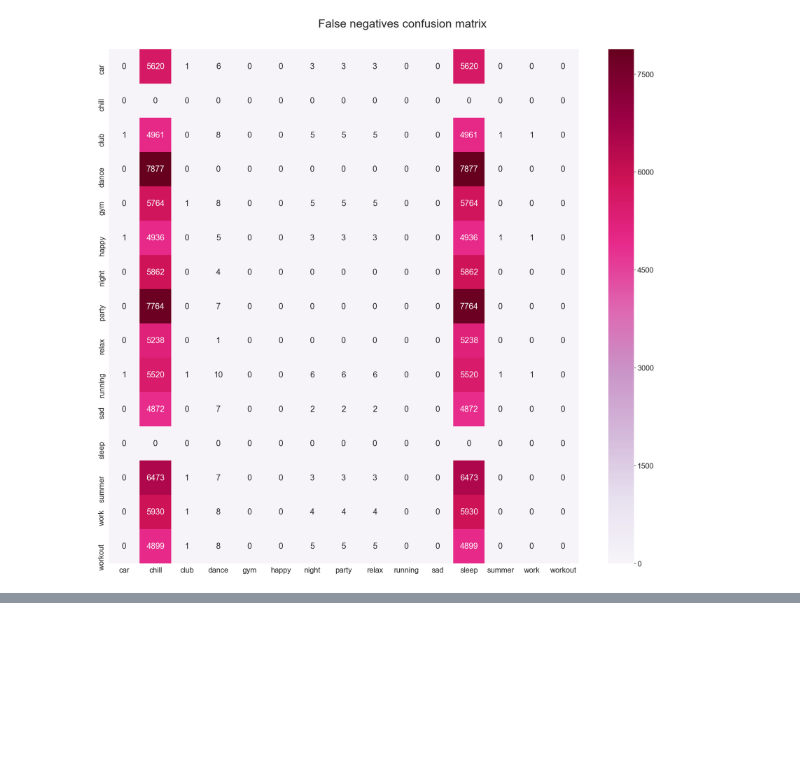
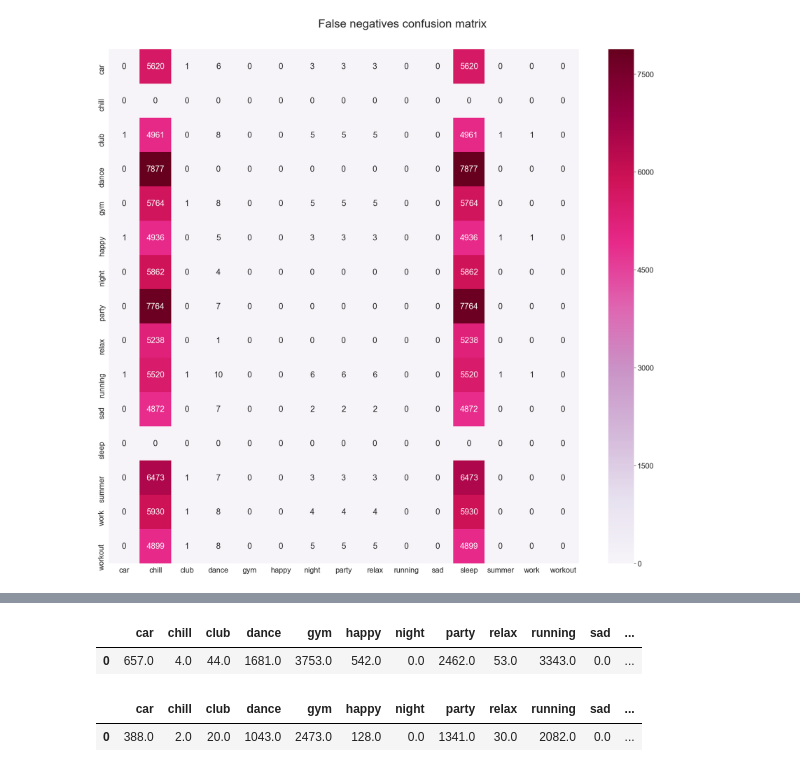
Before and after one commit to KarimMibrahim/context_classification_cnn, a Jupyter notebook: Matrix Factorization of Groundtruth .ipynb, the cells around one changed output, grey strips where cells are left out. Drawn from its saved outputs; the diff is of its cells as text; code cells hidden in the pictures; blank space fills up the shorter version.

```diff
--- a/Matrix Factorization of Groundtruth .ipynb
+++ b/Matrix Factorization of Groundtruth .ipynb
@@ -204,3 +202,8 @@ results_df.T.to_csv("/home/karim/Documents/research/exeriment_results_server_bac
 [figure]
 [figure]
 [figure]
+# %%
+test_pred_prob = np.matmul(tracks_embeddings.iloc[:,1:],context_embeddings.iloc[:,1:].values.T)
+test_pred = np.round(test_pred_prob)
+test_pred = np.clip(test_pred,0,1)
+test_pred
@@ -206,0 +218,14 @@ results_df.T.to_csv("/home/karim/Documents/research/exeriment_results_server_bac
+# %%
+reconstruced_error = pd.DataFrame(abs(test_pred - hot_encoded.iloc[:,1:].values).sum(axis = 0).T)
+reconstruced_error.index = hot_encoded.columns[1:]
+reconstruced_error.T
+# %% [output]
+|  | car | chill | club | dance | gym | happy | night | party | relax | running | sad | ... |
+| 0 | 657.0 | 4.0 | 44.0 | 1681.0 | 3753.0 | 542.0 | 0.0 | 2462.0 | 53.0 | 3343.0 | 0.0 | ... |
+# %%
+reconstruced_positive_error = pd.DataFrame((abs(test_pred - hot_encoded.iloc[:,1:].values) * (hot_encoded.iloc[:,1:].values == 1)).sum(axis=0)).T
+reconstruced_positive_error.columns = hot_encoded.columns[1:]
+reconstruced_positive_error
+# %% [output]
+|  | car | chill | club | dance | gym | happy | night | party | relax | running | sad | ... |
+| 0 | 388.0 | 2.0 | 20.0 | 1043.0 | 2473.0 | 128.0 | 0.0 | 1341.0 | 30.0 | 2082.0 | 0.0 | ... |
```
Also changed, not shown: parts of 2 cells of this notebook, 3 other files.
